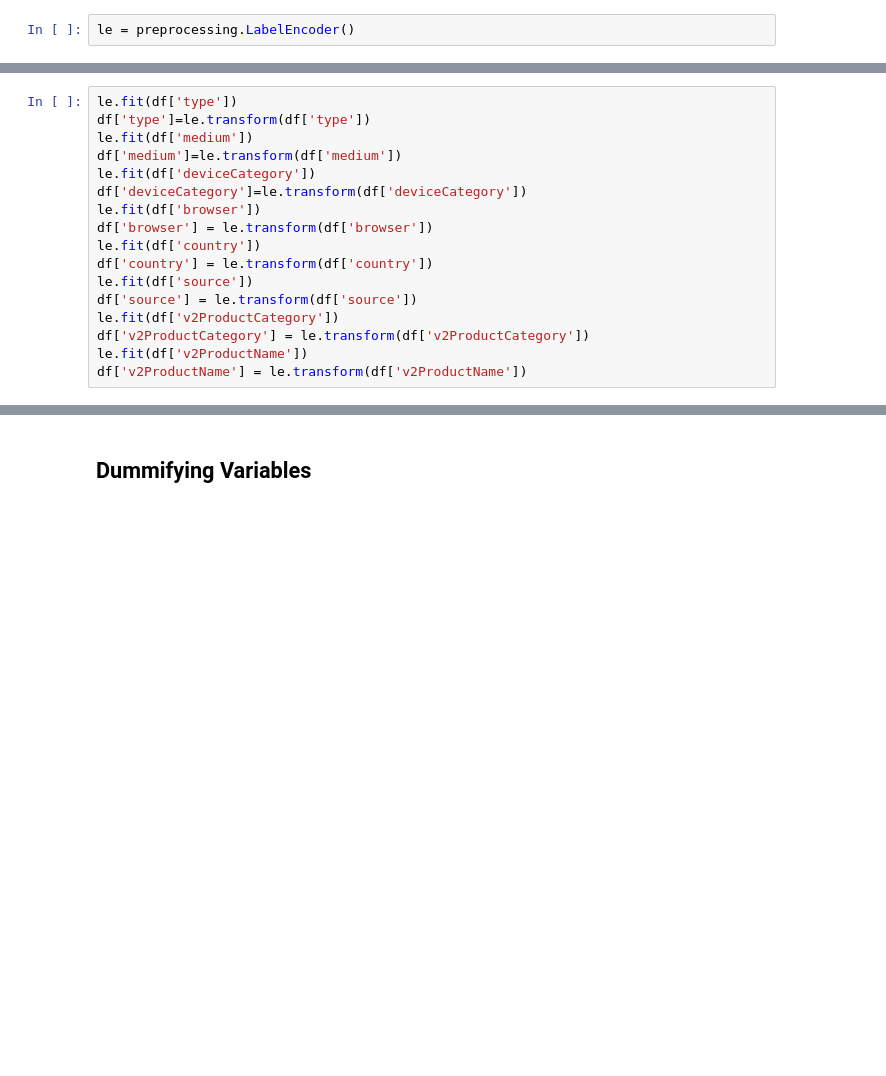
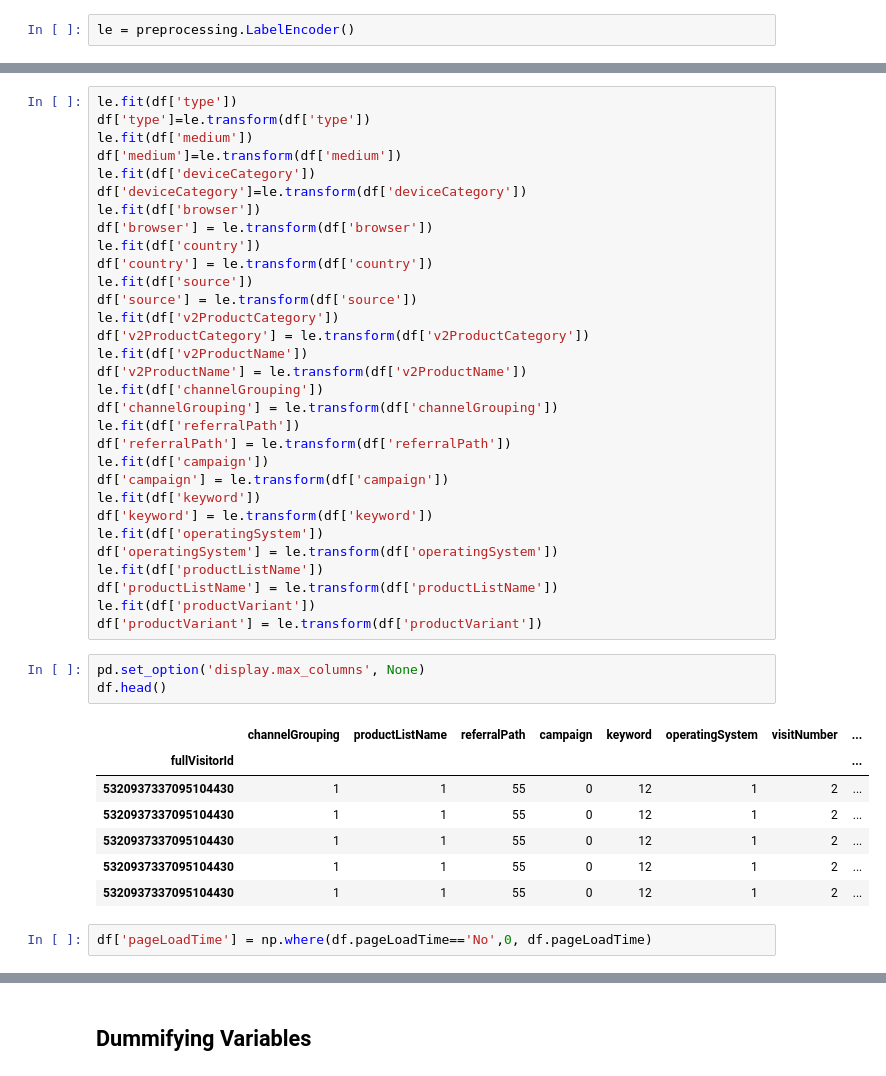
Before and after one commit to xgranda/JSON_BOURNE, a Jupyter notebook: Data_Exploration_month.ipynb, the cells around one changed output, grey strips where cells are left out. Cells and saved outputs as stored; diff of their text form; blank space fills up the shorter version.

```diff
--- a/Data_Exploration_month.ipynb
+++ b/Data_Exploration_month.ipynb
@@ -87,3 +126,30 @@ le.fit(df['v2ProductCategory'])
 df['v2ProductCategory'] = le.transform(df['v2ProductCategory'])
 le.fit(df['v2ProductName'])
 df['v2ProductName'] = le.transform(df['v2ProductName'])
+le.fit(df['channelGrouping'])
+df['channelGrouping'] = le.transform(df['channelGrouping'])
+le.fit(df['referralPath'])
+df['referralPath'] = le.transform(df['referralPath'])
+le.fit(df['campaign'])
+df['campaign'] = le.transform(df['campaign'])
+le.fit(df['keyword'])
+df['keyword'] = le.transform(df['keyword'])
+le.fit(df['operatingSystem'])
+df['operatingSystem'] = le.transform(df['operatingSystem'])
+le.fit(df['productListName'])
+df['productListName'] = le.transform(df['productListName'])
+le.fit(df['productVariant'])
+df['productVariant'] = le.transform(df['productVariant'])
+# %%
+pd.set_option('display.max_columns', None)
+df.head()
+# %% [output]
+|  | channelGrouping | productListName | referralPath | campaign | keyword | operatingSystem | visitNumber | ... |
+| fullVisitorId |  |  |  |  |  |  |  | ... |
+| 5320937337095104430 | 1 | 1 | 55 | 0 | 12 | 1 | 2 | ... |
+| 5320937337095104430 | 1 | 1 | 55 | 0 | 12 | 1 | 2 | ... |
+| 5320937337095104430 | 1 | 1 | 55 | 0 | 12 | 1 | 2 | ... |
+| 5320937337095104430 | 1 | 1 | 55 | 0 | 12 | 1 | 2 | ... |
+| 5320937337095104430 | 1 | 1 | 55 | 0 | 12 | 1 | 2 | ... |
+# %%
+df['pageLoadTime'] = np.where(df.pageLoadTime=='No',0, df.pageLoadTime)
```
Also changed, not shown: parts of 58 cells of this notebook, 1 other file.
